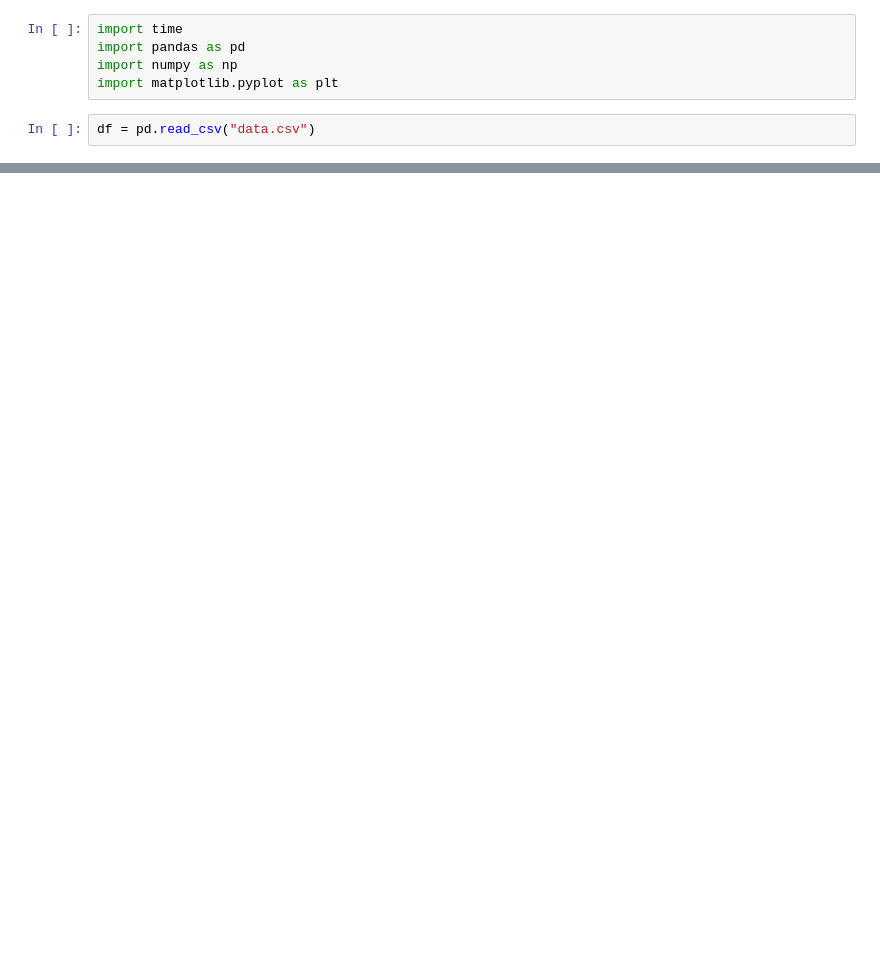
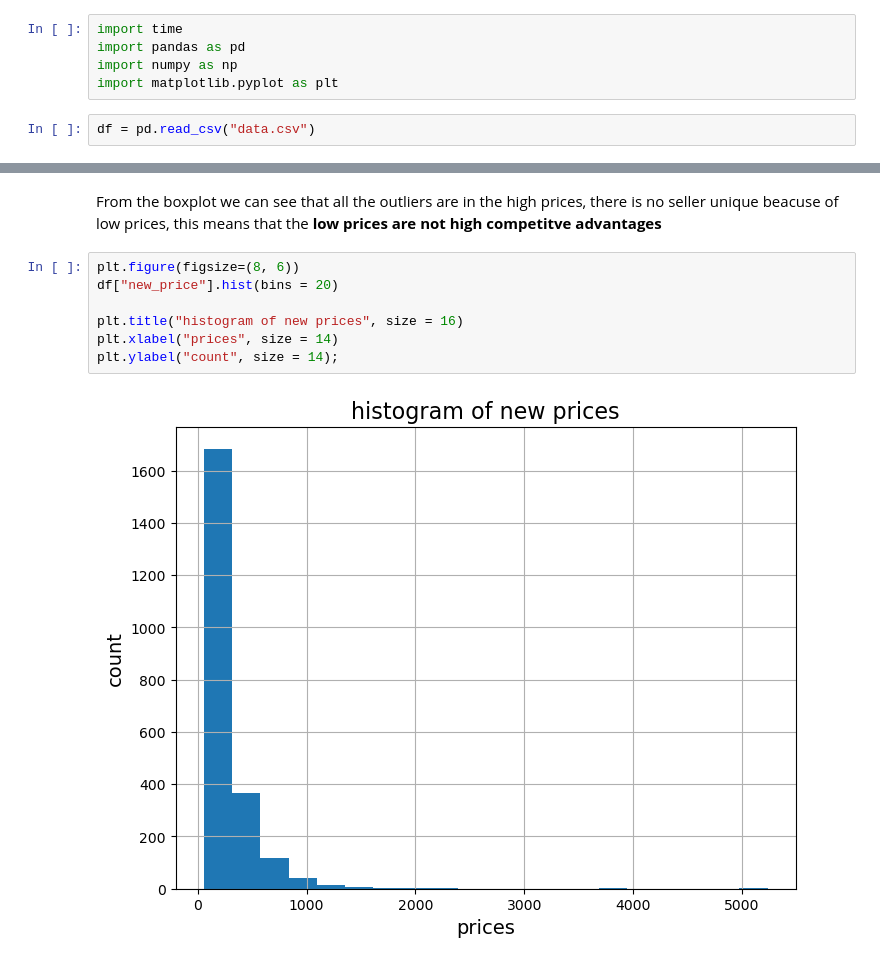
Before and after one commit to Abdelrahman2030/amazon_scraping, a Jupyter notebook: analysis_notebook/analysis.ipynb, the cells around one changed output, grey strips where cells are left out. Saved outputs shown, nothing was run; the diff lists cells and outputs as text; blank space fills up the shorter version.

```diff
--- a/analysis_notebook/analysis.ipynb
+++ b/analysis_notebook/analysis.ipynb
@@ -23,0 +128,11 @@ df
+# %% [markdown]
+From the boxplot we can see that all the outliers are in the high prices, there is no seller unique beacuse of low prices, this means that the **low prices are not high competitve advantages**
+# %%
+plt.figure(figsize=(8, 6))
+df["new_price"].hist(bins = 20)
+
+plt.title("histogram of new prices", size = 16)
+plt.xlabel("prices", size = 14)
+plt.ylabel("count", size = 14);
+# %% [output]
+[figure, added]
```
Also changed, not shown: parts of 31 cells of this notebook.
